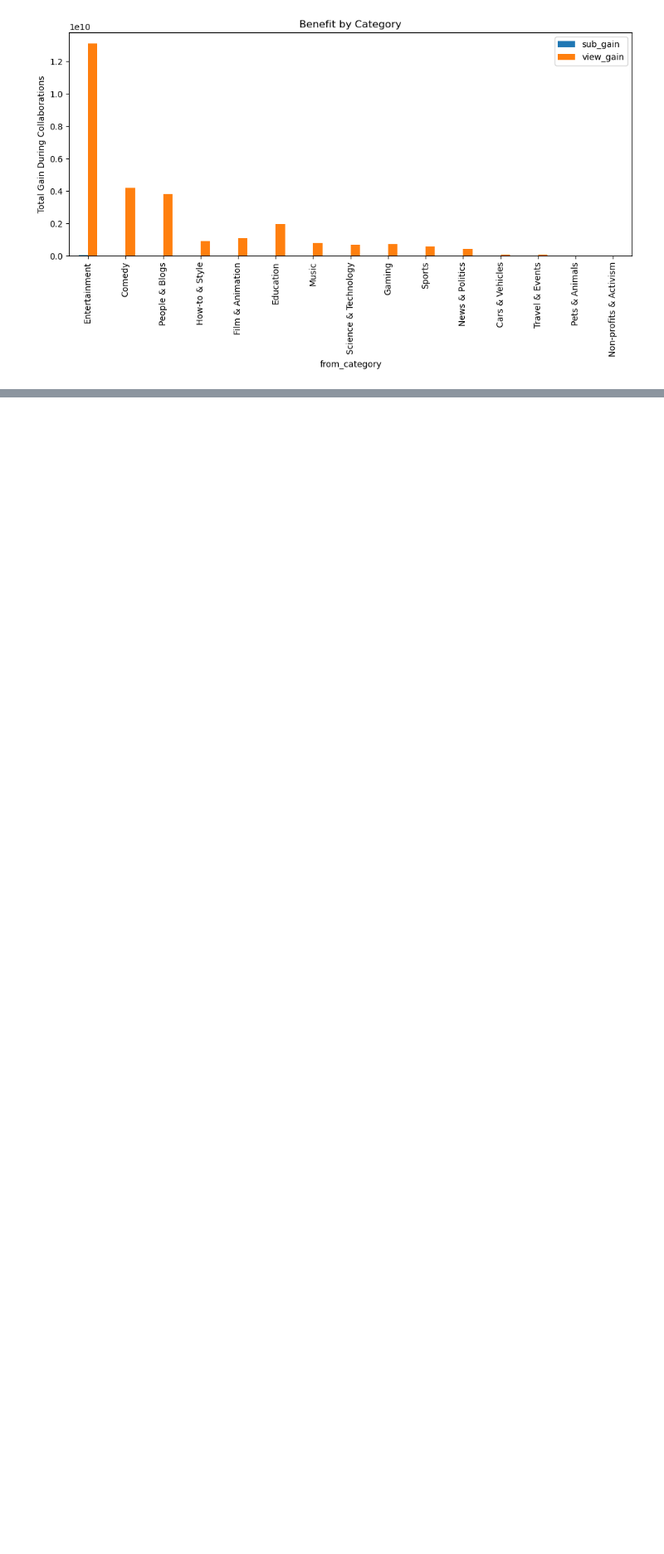
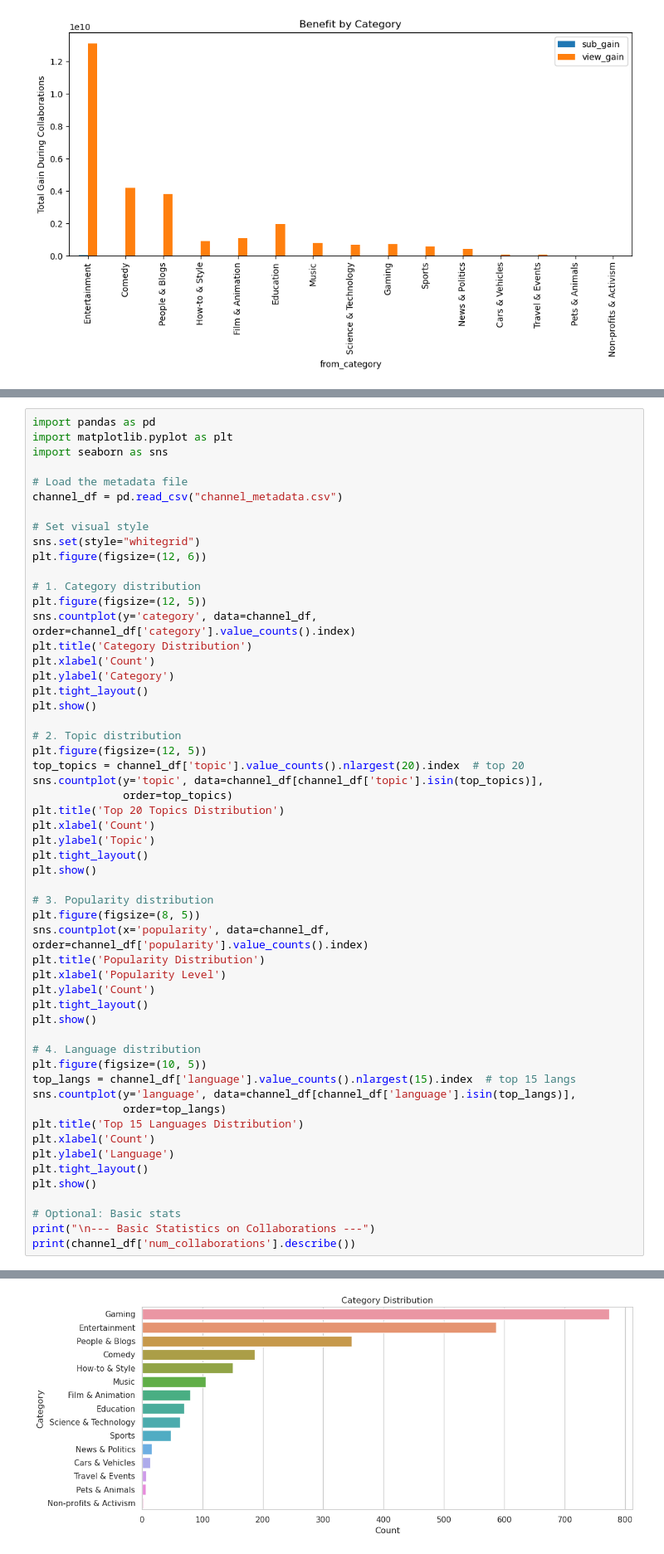
Before and after one commit to bhavya930636/YT_collaboration, a Jupyter notebook: EDA.ipynb, the cells around one changed output, grey strips where cells are left out. Shown at 83% size. Cells and saved outputs as stored; diff of their text form; blank space fills up the shorter version.

```diff
--- a/EDA.ipynb
+++ b/EDA.ipynb
@@ -848,0 +956,56 @@ benefit_df
+# %%
+import pandas as pd
+import matplotlib.pyplot as plt
+import seaborn as sns
+
+# Load the metadata file
+channel_df = pd.read_csv("channel_metadata.csv")
+
+# Set visual style
+sns.set(style="whitegrid")
+plt.figure(figsize=(12, 6))
+
+# 1. Category distribution
+plt.figure(figsize=(12, 5))
+sns.countplot(y='category', data=channel_df, order=channel_df['category'].value_counts().index)
+plt.title('Category Distribution')
+plt.xlabel('Count')
+plt.ylabel('Category')
+plt.tight_layout()
+plt.show()
+
+# 2. Topic distribution
+plt.figure(figsize=(12, 5))
+top_topics = channel_df['topic'].value_counts().nlargest(20).index  # top 20
+sns.countplot(y='topic', data=channel_df[channel_df['topic'].isin(top_topics)],
+              order=top_topics)
+plt.title('Top 20 Topics Distribution')
+plt.xlabel('Count')
+plt.ylabel('Topic')
+plt.tight_layout()
+plt.show()
+
+# 3. Popularity distribution
+plt.figure(figsize=(8, 5))
+sns.countplot(x='popularity', data=channel_df, order=channel_df['popularity'].value_counts().index)
+plt.title('Popularity Distribution')
+plt.xlabel('Popularity Level')
+plt.ylabel('Count')
+plt.tight_layout()
+plt.show()
+
+# 4. Language distribution
+plt.figure(figsize=(10, 5))
+top_langs = channel_df['language'].value_counts().nlargest(15).index  # top 15 langs
+sns.countplot(y='language', data=channel_df[channel_df['language'].isin(top_langs)],
+              order=top_langs)
+plt.title('Top 15 Languages Distribution')
+plt.xlabel('Count')
+plt.ylabel('Language')
+plt.tight_layout()
+plt.show()
+
+# Optional: Basic stats
+print("\n--- Basic Statistics on Collaborations ---")
+print(channel_df['num_collaborations'].describe())
+# %% [output]
@@ -848,0 +1013 @@ benefit_df
+[figure, added]
```
Also changed, not shown: parts of 9 cells of this notebook, 1 other file.
